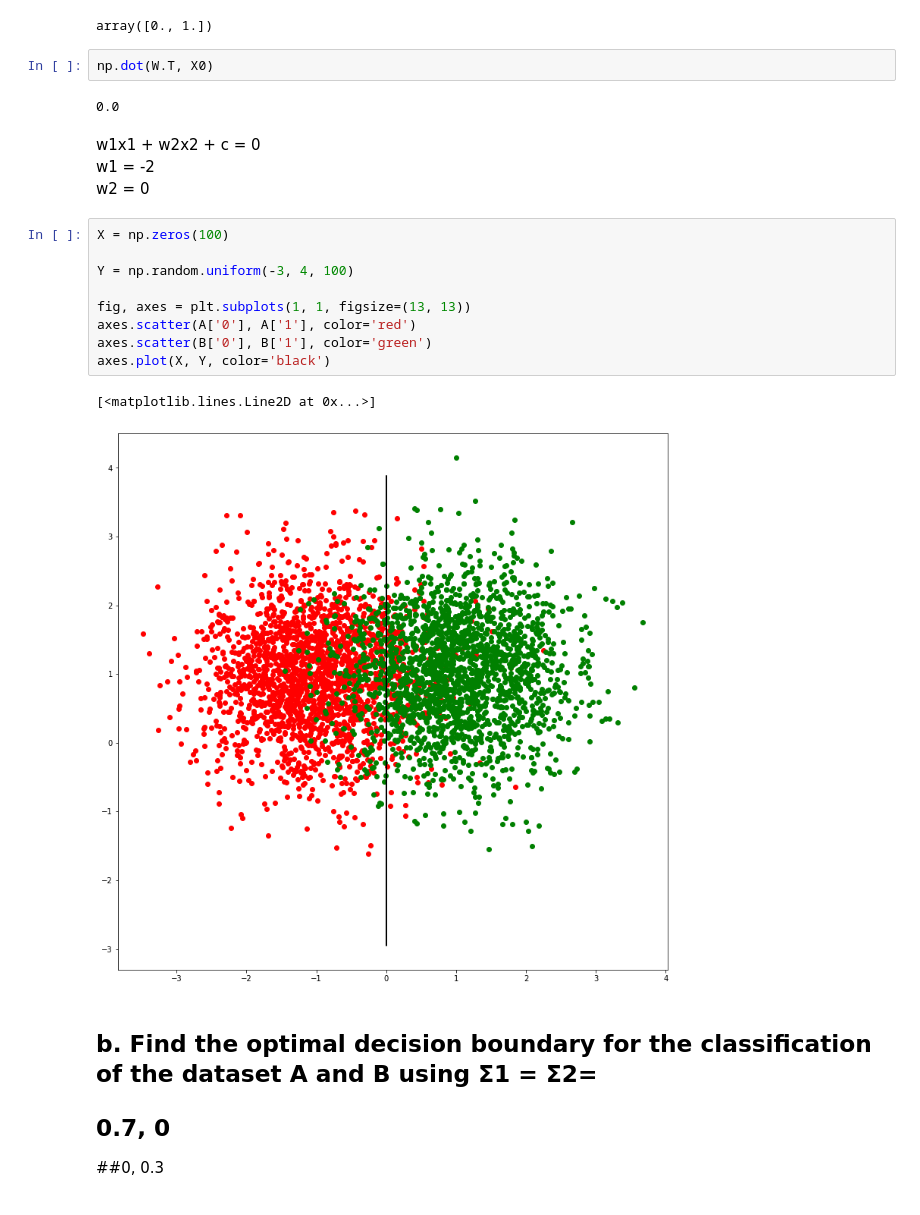
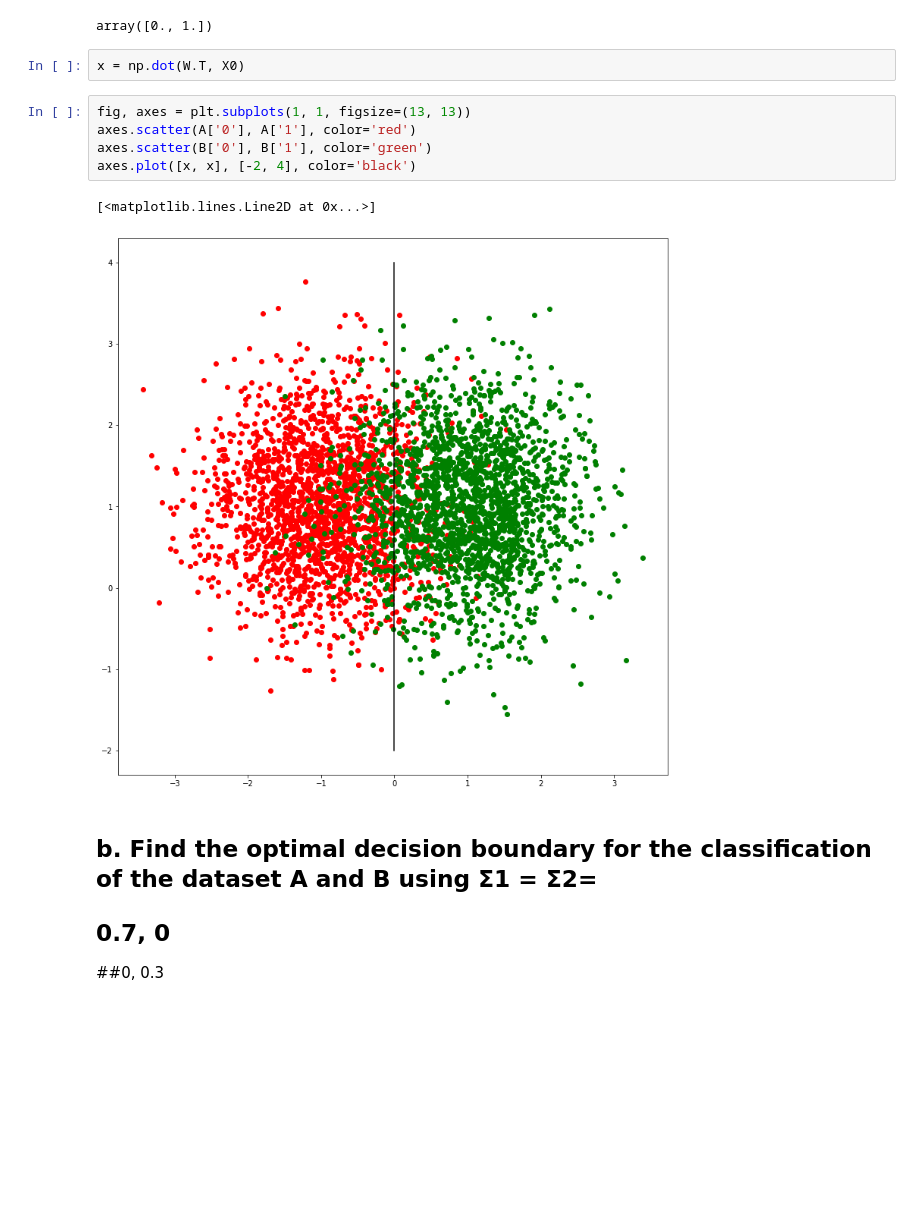
Before and after one commit to Rohanjos97/machine-learning-assignments, a Jupyter notebook: Assignment 5/Assignment5.ipynb, the cells around one changed output. Cells and saved outputs as stored; diff of their text form; blank space fills up the shorter version.

```diff
--- a/Assignment 5/Assignment5.ipynb
+++ b/Assignment 5/Assignment5.ipynb
@@ -44,27 +77,15 @@ X0
 # %% [output]
 array([0., 1.])
 # %%
-np.dot(W.T, X0)
+x = np.dot(W.T, X0)
-# %% [output]
-0.0
-# %% [markdown]
-w1x1 + w2x2 + c = 0
-<br>
-w1 = -2
-<br>
-w2 = 0
 # %%
-X = np.zeros(100)
-
-Y = np.random.uniform(-3, 4, 100)
-
 fig, axes = plt.subplots(1, 1, figsize=(13, 13))
 axes.scatter(A['0'], A['1'], color='red')
 axes.scatter(B['0'], B['1'], color='green')
-axes.plot(X, Y, color='black')
+axes.plot([x, x], [-2, 4], color='black')
 # %% [output]
 [<matplotlib.lines.Line2D at 0x...>]
-[figure, old version]
+[figure, new version]
 # %% [markdown]
 ## b. Find the optimal decision boundary for the classification of the dataset A and B using Σ1 = Σ2=
 ## 0.7, 0
```
Also changed, not shown: parts of 13 cells of this notebook.
